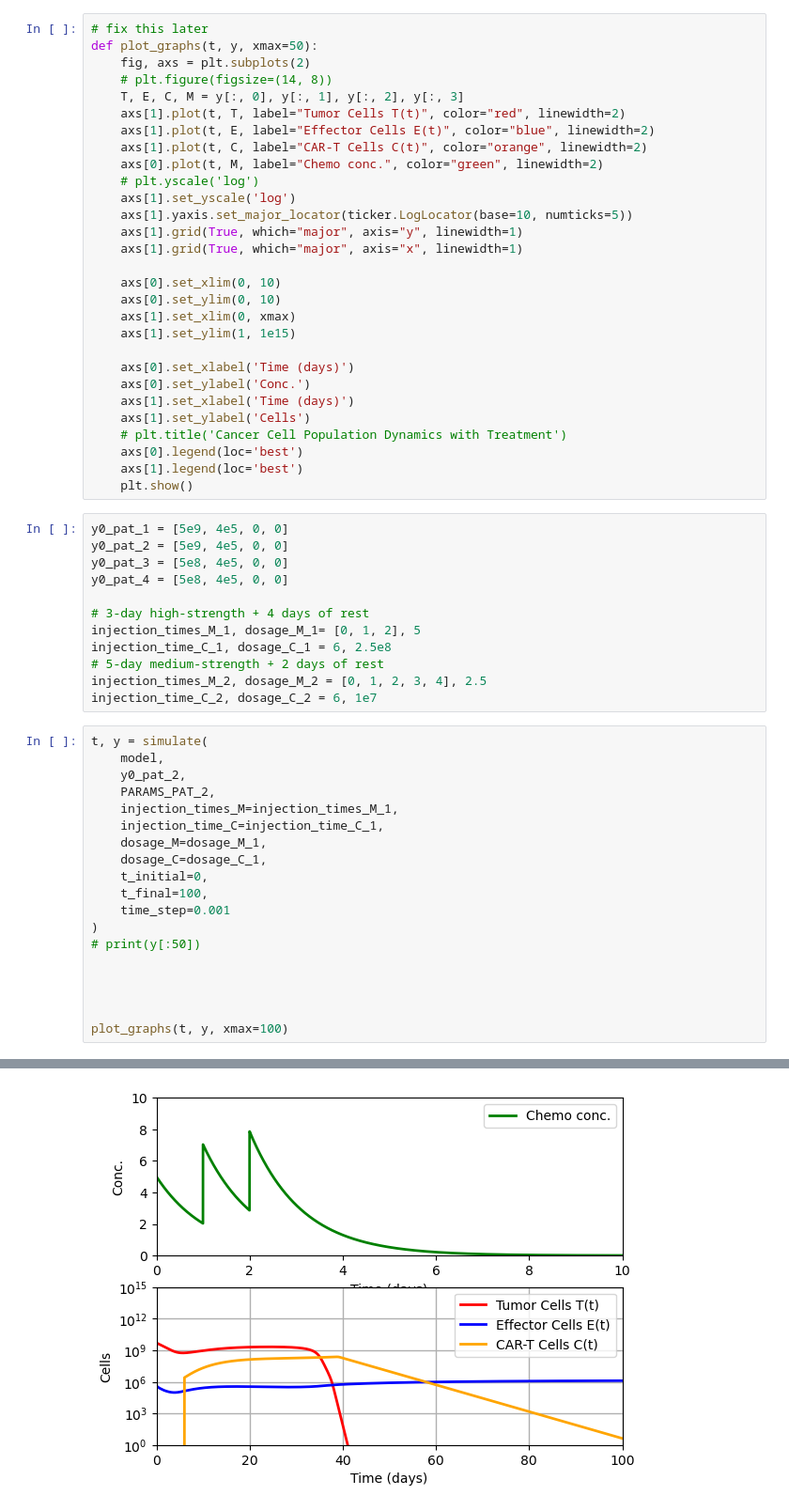
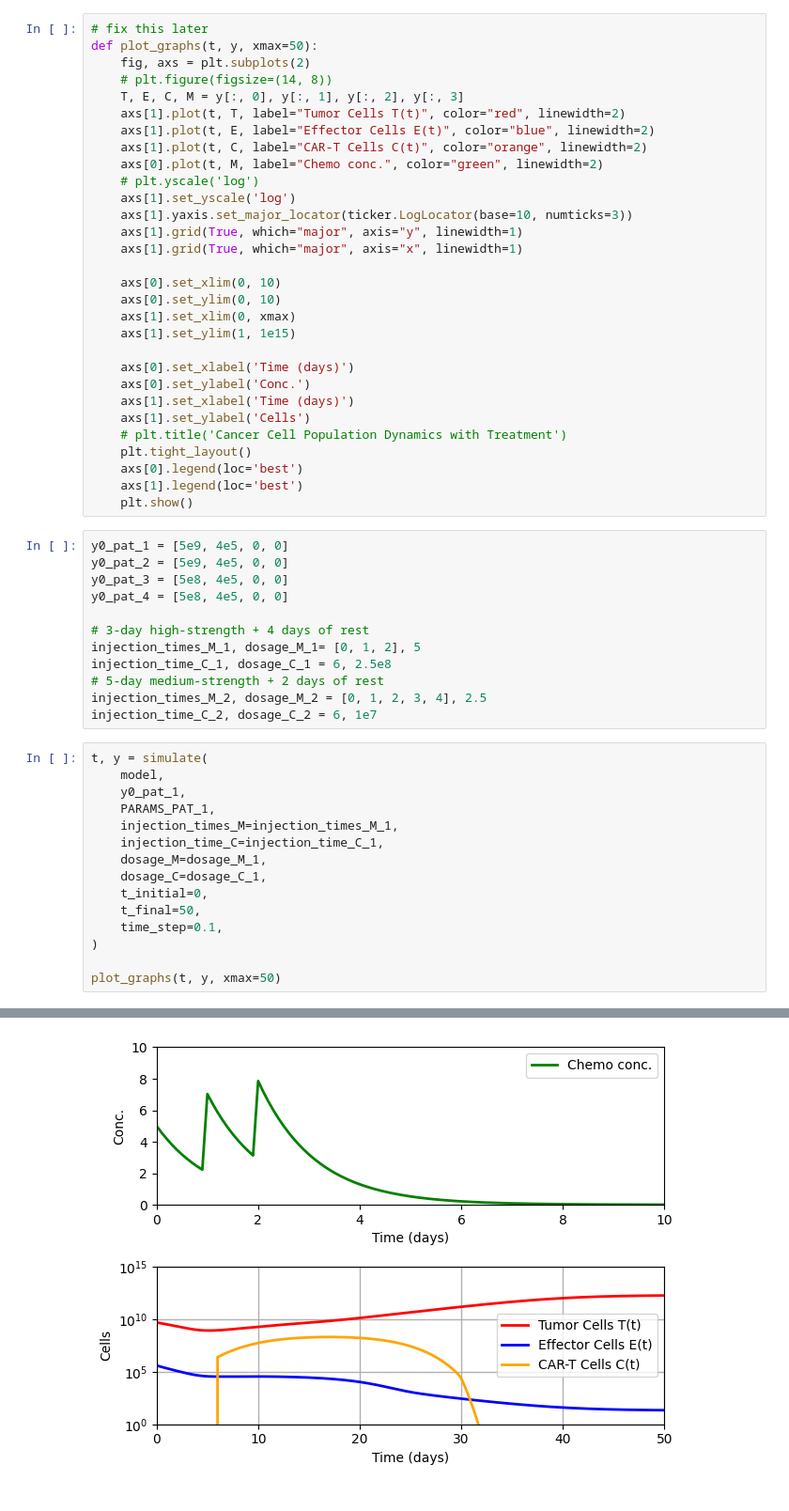
Before and after one commit to Rohan-Pandey1729/CAR-T-Cell, a Jupyter notebook: chemo_cart_sim.ipynb, the cells around one changed output, grey strips where cells are left out. Shown at 94% size. Drawn from its saved outputs; the diff is of its cells as text.

```diff
--- a/chemo_cart_sim.ipynb
+++ b/chemo_cart_sim.ipynb
@@ -162,7 +160,7 @@ def plot_graphs(t, y, xmax=50):
     axs[0].plot(t, M, label="Chemo conc.", color="green", linewidth=2)
     # plt.yscale('log')
     axs[1].set_yscale('log')
-    axs[1].yaxis.set_major_locator(ticker.LogLocator(base=10, numticks=5))
+    axs[1].yaxis.set_major_locator(ticker.LogLocator(base=10, numticks=3))
     axs[1].grid(True, which="major", axis="y", linewidth=1)
     axs[1].grid(True, which="major", axis="x", linewidth=1)
 
@@ -176,6 +174,7 @@ def plot_graphs(t, y, xmax=50):
     axs[1].set_xlabel('Time (days)')
     axs[1].set_ylabel('Cells')
     # plt.title('Cancer Cell Population Dynamics with Treatment')
+    plt.tight_layout()
     axs[0].legend(loc='best')
     axs[1].legend(loc='best')
     plt.show()
@@ -194,20 +193,16 @@ injection_time_C_2, dosage_C_2 = 6, 1e7
 # %%
 t, y = simulate(
     model,
-    y0_pat_2,
-    PARAMS_PAT_2,
+    y0_pat_1,
+    PARAMS_PAT_1,
     injection_times_M=injection_times_M_1,
     injection_time_C=injection_time_C_1,
     dosage_M=dosage_M_1,
     dosage_C=dosage_C_1,
     t_initial=0,
-    t_final=100,
-    time_step=0.001
+    t_final=50,
+    time_step=0.1,
 )
-# print(y[:50])
 
-
-
-
-plot_graphs(t, y, xmax=100)
+plot_graphs(t, y, xmax=50)
 # %% [output]
@@ -215 +209 @@ plot_graphs(t, y, xmax=100)
-[figure, old version]
+[figure, new version]
```
Also changed, not shown: parts of 7 cells of this notebook.
